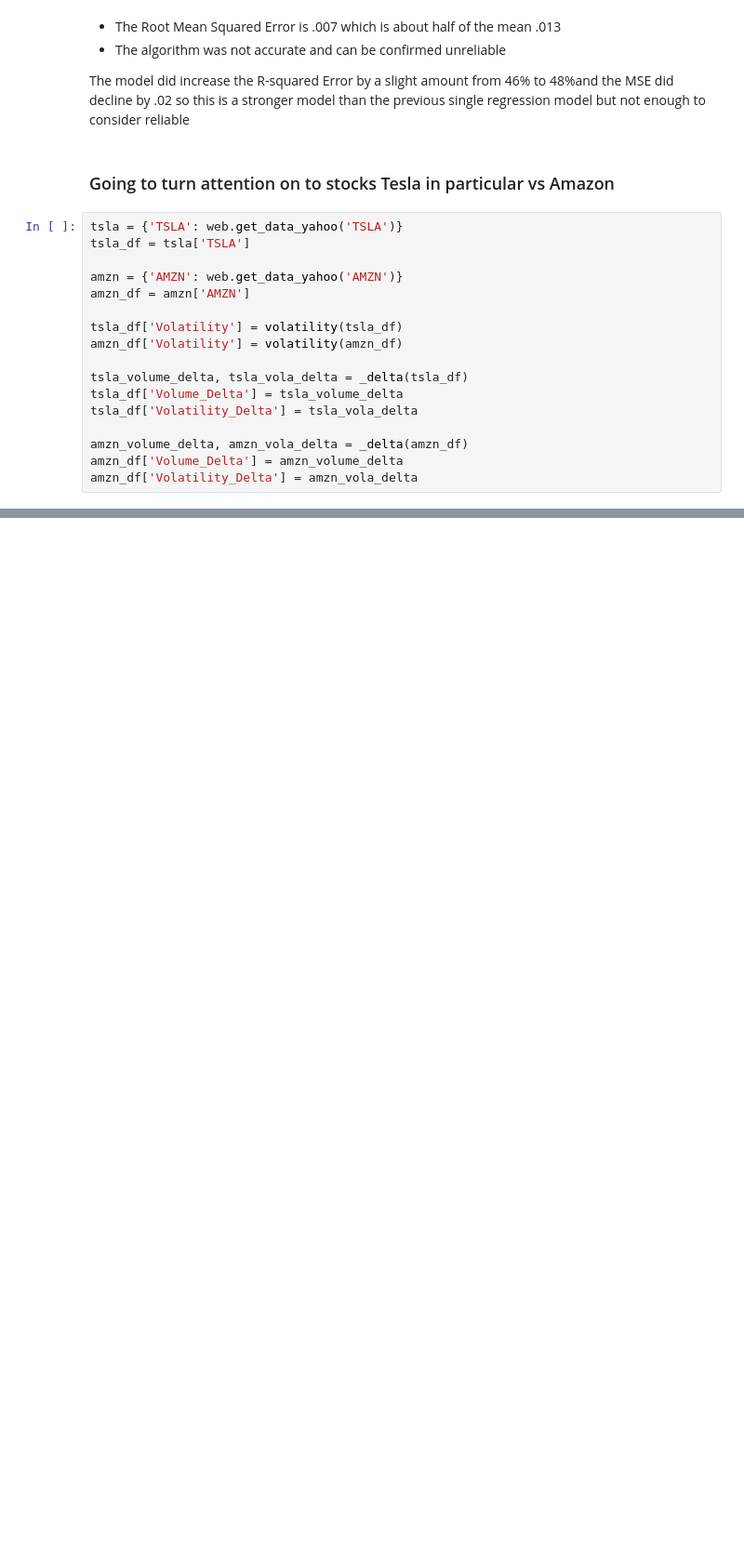
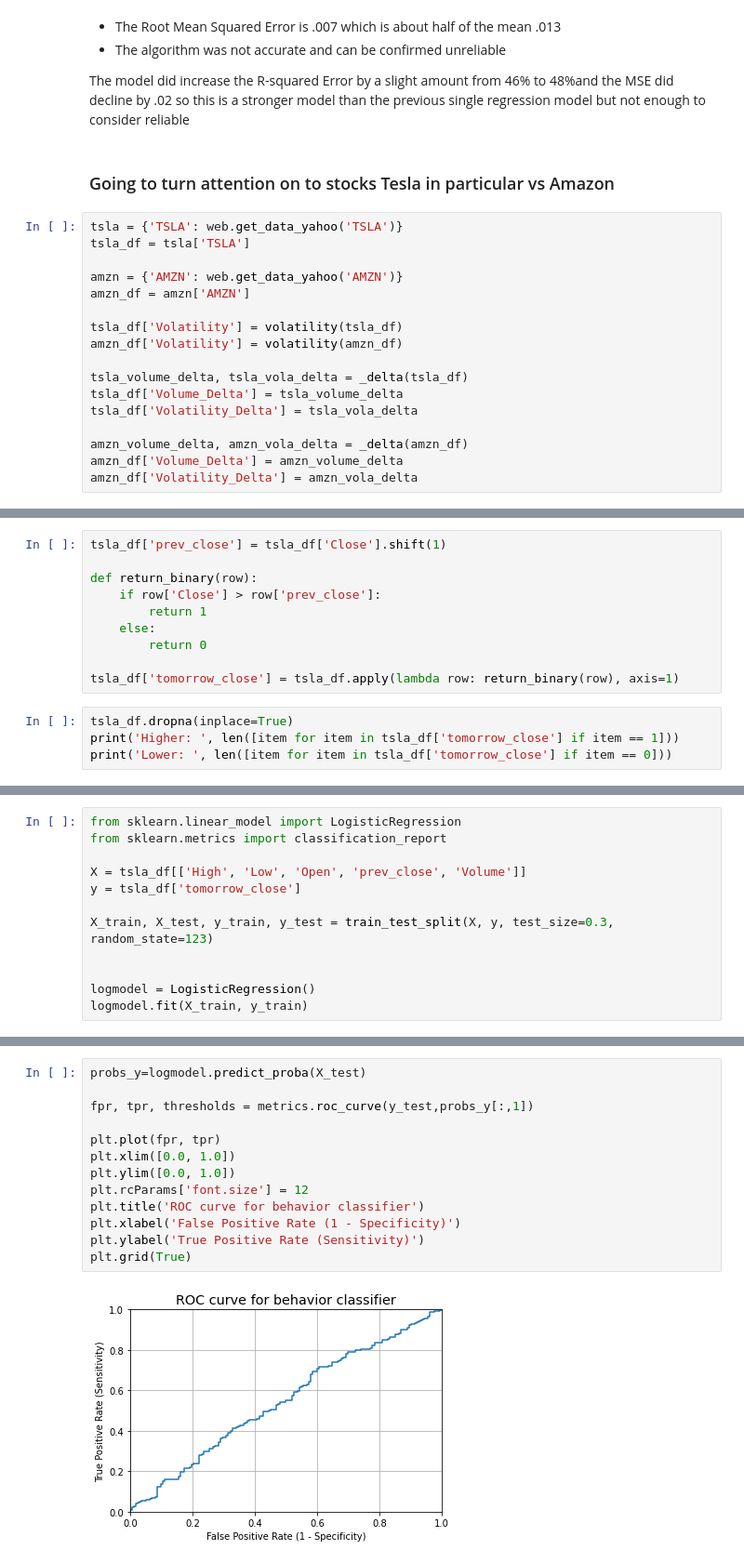
Before and after one commit to AndrewSDennisRepo/ml-675, a Jupyter notebook: Homework1.ipynb, the cells around one changed output, grey strips where cells are left out. Shown: that part at 93% size. Saved outputs shown, nothing was run; the diff lists cells and outputs as text; blank space fills up the shorter version.

```diff
--- a/Homework1.ipynb
+++ b/Homework1.ipynb
@@ -302,0 +320,14 @@ amzn_df['Volatility_Delta'] = amzn_vola_delta
+# %%
+tsla_df['prev_close'] = tsla_df['Close'].shift(1)
+
+def return_binary(row):
+    if row['Close'] > row['prev_close']:
+        return 1
+    else:
+        return 0
+
+tsla_df['tomorrow_close'] = tsla_df.apply(lambda row: return_binary(row), axis=1)
+# %%
+tsla_df.dropna(inplace=True)
+print('Higher: ', len([item for item in tsla_df['tomorrow_close'] if item == 1]))
+print('Lower: ', len([item for item in tsla_df['tomorrow_close'] if item == 0]))
@@ -302,0 +337,12 @@ amzn_df['Volatility_Delta'] = amzn_vola_delta
+# %%
+from sklearn.linear_model import LogisticRegression
+from sklearn.metrics import classification_report
+
+X = tsla_df[['High', 'Low', 'Open', 'prev_close', 'Volume']]
+y = tsla_df['tomorrow_close']
+
+X_train, X_test, y_train, y_test = train_test_split(X, y, test_size=0.3, random_state=123)
+
+
+logmodel = LogisticRegression()
+logmodel.fit(X_train, y_train)
@@ -302,0 +385,15 @@ amzn_df['Volatility_Delta'] = amzn_vola_delta
+# %%
+probs_y=logmodel.predict_proba(X_test)
+
+fpr, tpr, thresholds = metrics.roc_curve(y_test,probs_y[:,1])
+
+plt.plot(fpr, tpr)
+plt.xlim([0.0, 1.0])
+plt.ylim([0.0, 1.0])
+plt.rcParams['font.size'] = 12
+plt.title('ROC curve for behavior classifier')
+plt.xlabel('False Positive Rate (1 - Specificity)')
+plt.ylabel('True Positive Rate (Sensitivity)')
+plt.grid(True)
+# %% [output]
+[figure, added]
```
Also changed, not shown: parts of 27 cells of this notebook.
